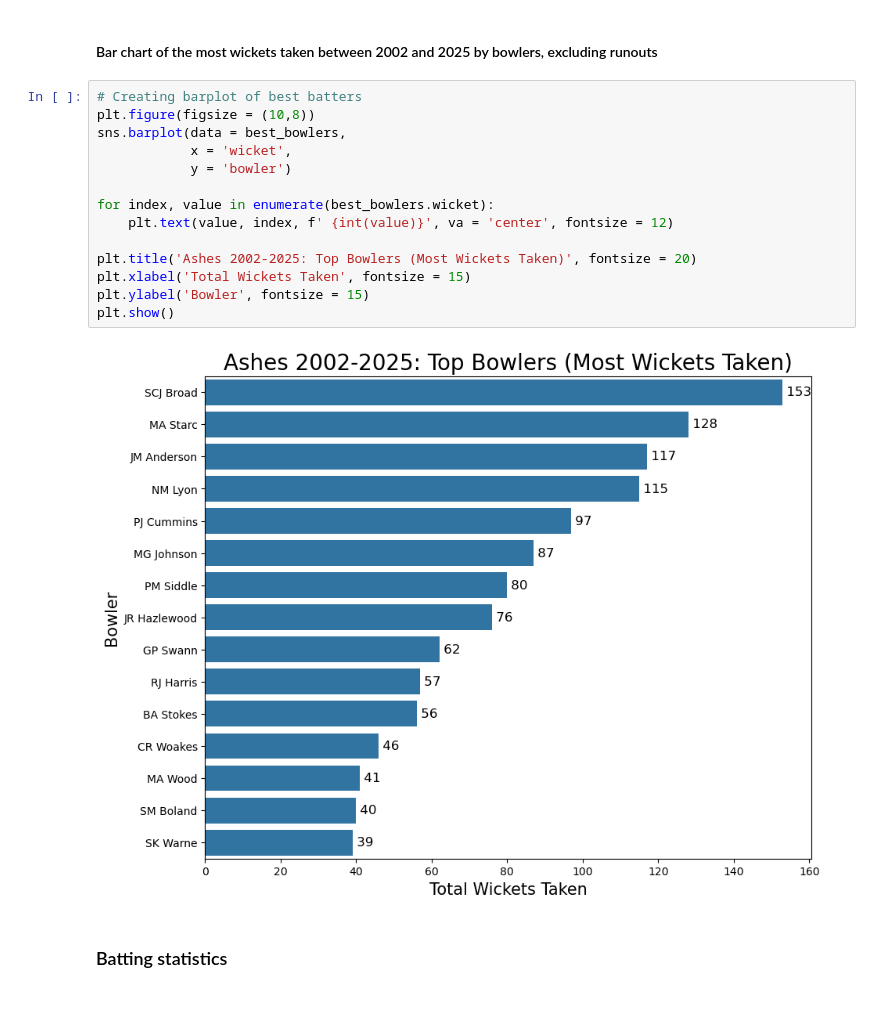
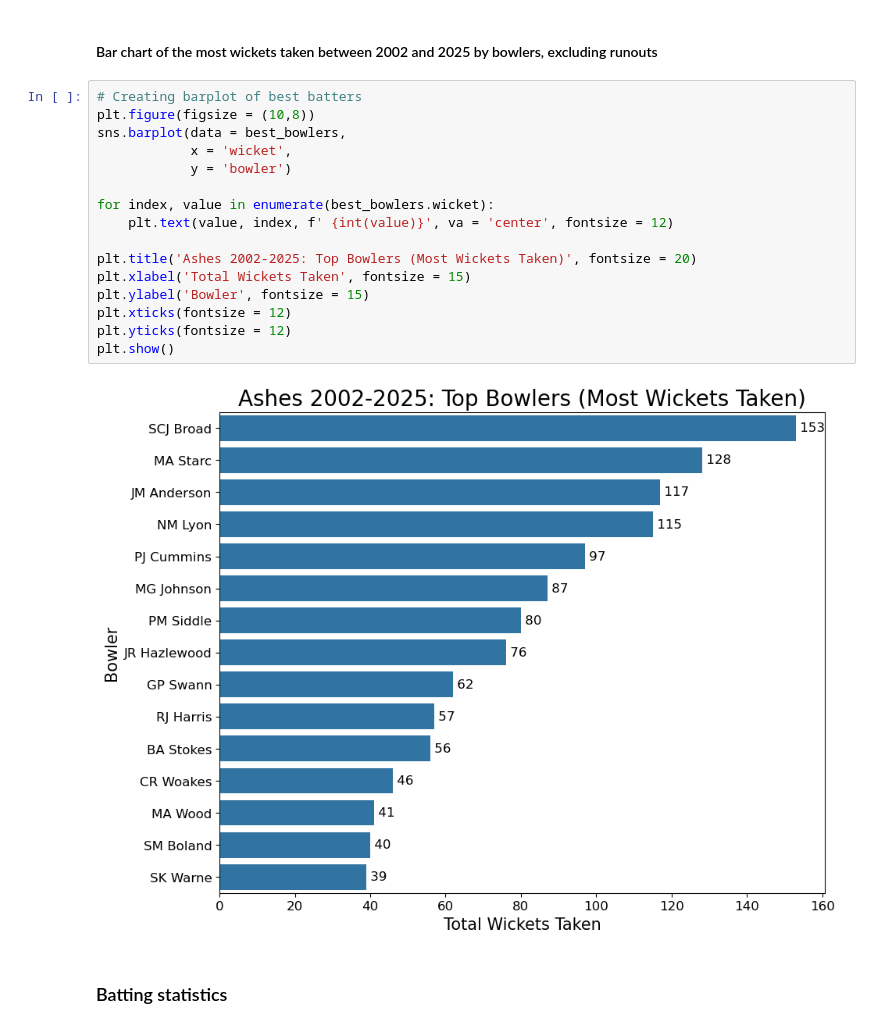
Before and after one commit to zoeh6176-sketch/Programming-Assessment, a Jupyter notebook: Untitled.ipynb, the cells around one changed output. Cells and saved outputs as stored; diff of their text form.

```diff
--- a/Untitled.ipynb
+++ b/Untitled.ipynb
@@ -201,19 +203,21 @@ plt.show()
 # %%
 # Creating barplot of best batters
 plt.figure(figsize = (10,8))
 sns.barplot(data = best_bowlers,
             x = 'wicket',
             y = 'bowler')
 
 for index, value in enumerate(best_bowlers.wicket):
     plt.text(value, index, f' {int(value)}', va = 'center', fontsize = 12)
 
 plt.title('Ashes 2002-2025: Top Bowlers (Most Wickets Taken)', fontsize = 20)
 plt.xlabel('Total Wickets Taken', fontsize = 15)
 plt.ylabel('Bowler', fontsize = 15)
+plt.xticks(fontsize = 12)
+plt.yticks(fontsize = 12)
 plt.show()
 # %% [output]
-[figure, old version]
+[figure, new version]
 # %% [markdown]
 ### Batting statistics
 # %% [markdown]
```
Also changed, not shown: parts of 14 cells of this notebook.
